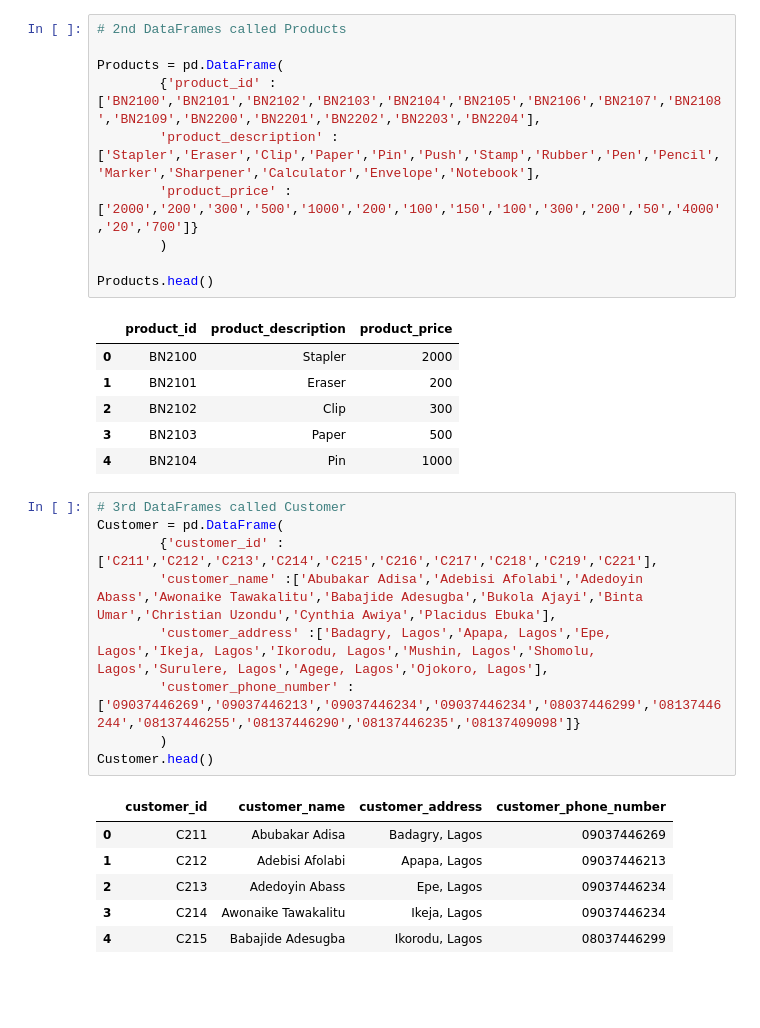
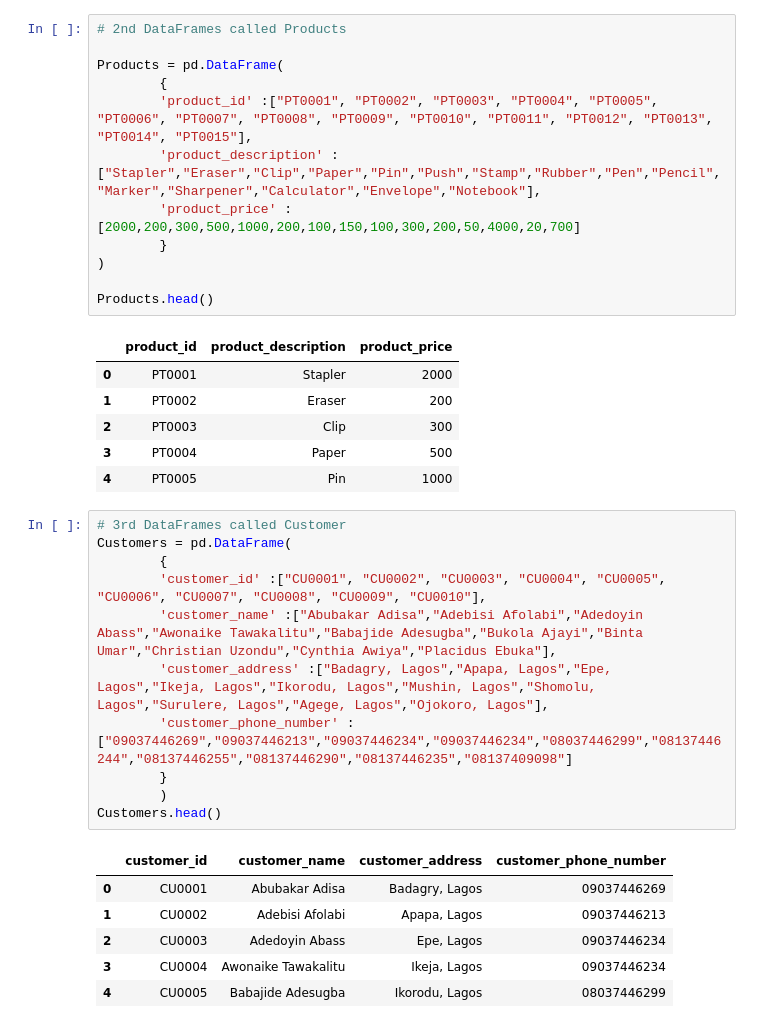
Before and after one commit to Placidus-Ali/Stutern, a Jupyter notebook: model6_lesson4/dataframe.ipynb, the cells around one changed output. Cells and saved outputs as stored; diff of their text form; blank space fills up the shorter version.

```diff
--- a/model6_lesson4/dataframe.ipynb
+++ b/model6_lesson4/dataframe.ipynb
@@ -22,34 +25,38 @@ Order.head()
 # %%
 # 2nd DataFrames called Products
 
 Products = pd.DataFrame(
-        {'product_id' :['BN2100','BN2101','BN2102','BN2103','BN2104','BN2105','BN2106','BN2107','BN2108','BN2109','BN2200','BN2201','BN2202','BN2203','BN2204'],
-        'product_description' :['Stapler','Eraser','Clip','Paper','Pin','Push','Stamp','Rubber','Pen','Pencil','Marker','Sharpener','Calculator','Envelope','Notebook'],
-        'product_price' :['2000','200','300','500','1000','200','100','150','100','300','200','50','4000','20','700']}
-        )
+        {
+        'product_id' :["PT0001", "PT0002", "PT0003", "PT0004", "PT0005", "PT0006", "PT0007", "PT0008", "PT0009", "PT0010", "PT0011", "PT0012", "PT0013", "PT0014", "PT0015"],
+        'product_description' :["Stapler","Eraser","Clip","Paper","Pin","Push","Stamp","Rubber","Pen","Pencil","Marker","Sharpener","Calculator","Envelope","Notebook"],
+        'product_price' :[2000,200,300,500,1000,200,100,150,100,300,200,50,4000,20,700]
+        }
+)
 
 Products.head()
 # %% [output]
 |  | product_id | product_description | product_price |
-| 0 | BN2100 | Stapler | 2000 |
-| 1 | BN2101 | Eraser | 200 |
-| 2 | BN2102 | Clip | 300 |
-| 3 | BN2103 | Paper | 500 |
-| 4 | BN2104 | Pin | 1000 |
+| 0 | PT0001 | Stapler | 2000 |
+| 1 | PT0002 | Eraser | 200 |
+| 2 | PT0003 | Clip | 300 |
+| 3 | PT0004 | Paper | 500 |
+| 4 | PT0005 | Pin | 1000 |
 # %%
 # 3rd DataFrames called Customer
-Customer = pd.DataFrame(
-        {'customer_id' :['C211','C212','C213','C214','C215','C216','C217','C218','C219','C221'],
-        'customer_name' :['Abubakar Adisa','Adebisi Afolabi','Adedoyin Abass','Awonaike Tawakalitu','Babajide Adesugba','Bukola Ajayi','Binta Umar','Christian Uzondu','Cynthia Awiya','Placidus Ebuka'],
-        'customer_address' :['Badagry, Lagos','Apapa, Lagos','Epe, Lagos','Ikeja, Lagos','Ikorodu, Lagos','Mushin, Lagos','Shomolu, Lagos','Surulere, Lagos','Agege, Lagos','Ojokoro, Lagos'],
-        'customer_phone_number' :['09037446269','09037446213','09037446234','09037446234','08037446299','08137446244','08137446255','08137446290','08137446235','08137409098']}
+Customers = pd.DataFrame(
+        {
+        'customer_id' :["CU0001", "CU0002", "CU0003", "CU0004", "CU0005", "CU0006", "CU0007", "CU0008", "CU0009", "CU0010"],
+        'customer_name' :["Abubakar Adisa","Adebisi Afolabi","Adedoyin Abass","Awonaike Tawakalitu","Babajide Adesugba","Bukola Ajayi","Binta Umar","Christian Uzondu","Cynthia Awiya","Placidus Ebuka"],
+        'customer_address' :["Badagry, Lagos","Apapa, Lagos","Epe, Lagos","Ikeja, Lagos","Ikorodu, Lagos","Mushin, Lagos","Shomolu, Lagos","Surulere, Lagos","Agege, Lagos","Ojokoro, Lagos"],
+        'customer_phone_number' :["09037446269","09037446213","09037446234","09037446234","08037446299","08137446244","08137446255","08137446290","08137446235","08137409098"]
+        }
         )
-Customer.head()
+Customers.head()
 # %% [output]
 |  | customer_id | customer_name | customer_address | customer_phone_number |
-| 0 | C211 | Abubakar Adisa | Badagry, Lagos | 09037446269 |
-| 1 | C212 | Adebisi Afolabi | Apapa, Lagos | 09037446213 |
-| 2 | C213 | Adedoyin Abass | Epe, Lagos | 09037446234 |
-| 3 | C214 | Awonaike Tawakalitu | Ikeja, Lagos | 09037446234 |
-| 4 | C215 | Babajide Adesugba | Ikorodu, Lagos | 08037446299 |
+| 0 | CU0001 | Abubakar Adisa | Badagry, Lagos | 09037446269 |
+| 1 | CU0002 | Adebisi Afolabi | Apapa, Lagos | 09037446213 |
+| 2 | CU0003 | Adedoyin Abass | Epe, Lagos | 09037446234 |
+| 3 | CU0004 | Awonaike Tawakalitu | Ikeja, Lagos | 09037446234 |
+| 4 | CU0005 | Babajide Adesugba | Ikorodu, Lagos | 08037446299 |
 # %% [markdown]
```
Also changed, not shown: parts of 24 cells of this notebook.
